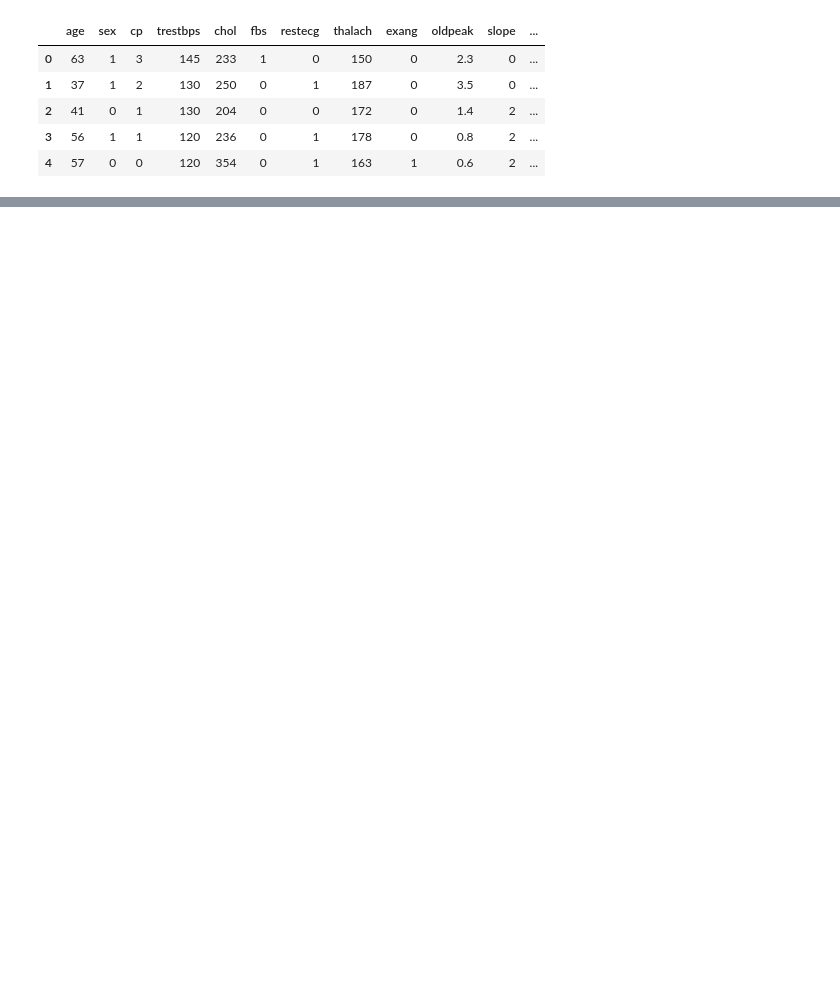
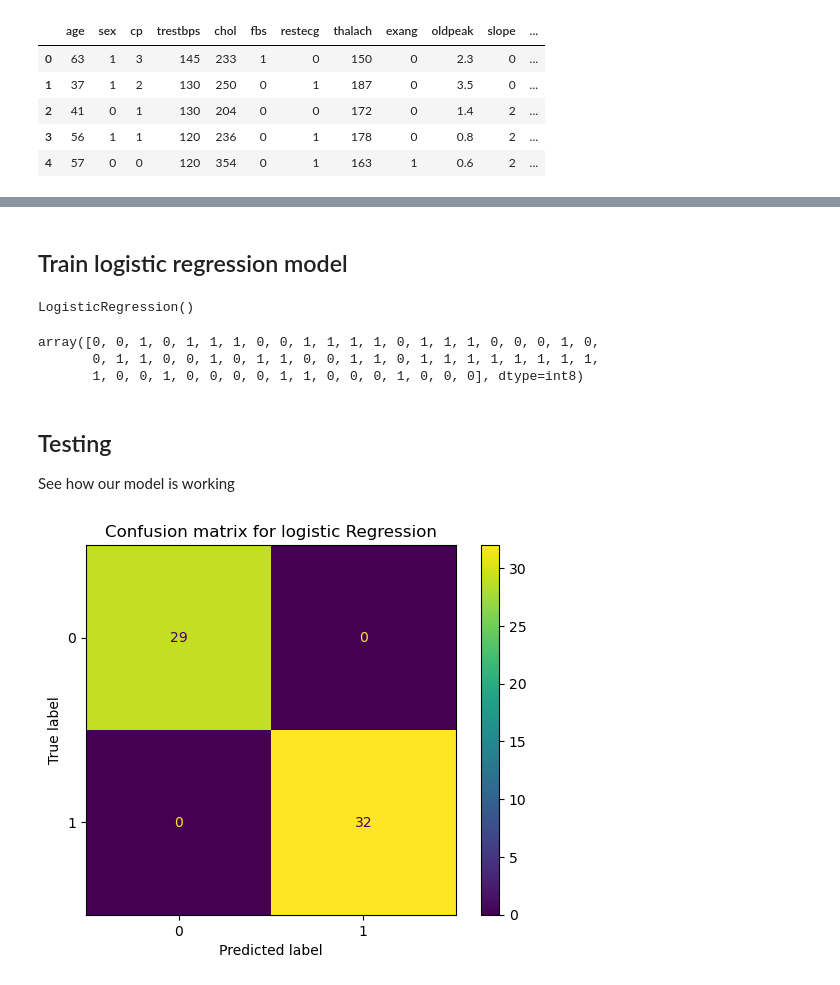
Before and after one commit to ogutu-23/dsc-phase-3-project, a Jupyter notebook: Phase 3 Project.ipynb, the cells around one changed output, grey strips where cells are left out. Drawn from its saved outputs; the diff is of its cells as text; code cells hidden in the pictures; blank space fills up the shorter version.

```diff
--- a/Phase 3 Project.ipynb
+++ b/Phase 3 Project.ipynb
@@ -24,0 +416,25 @@ df.head()
+# %%
+# one hot encoding
+X_train = pd.get_dummies(X_train, columns=['target_labels'])
+X_test = pd.get_dummies(X_test, columns=['target_labels'])
+# %%
+
+# fit logistic Regression
+lr = LogisticRegression()
+# %% [markdown]
+## Train logistic regression model
+# %%
+lr.fit(X_train,y_train)
+# %% [output]
+LogisticRegression()
+# %%
+# predictions
+y_pred = lr.predict(X_test)
+y_pred
+# %% [output]
+array([0, 0, 1, 0, 1, 1, 1, 0, 0, 1, 1, 1, 1, 0, 1, 1, 1, 0, 0, 0, 1, 0,
+       0, 1, 1, 0, 0, 1, 0, 1, 1, 0, 0, 1, 1, 0, 1, 1, 1, 1, 1, 1, 1, 1,
+       1, 0, 0, 1, 0, 0, 0, 0, 1, 1, 0, 0, 0, 1, 0, 0, 0], dtype=int8)
+# %% [markdown]
+## Testing
+See how our model is working
@@ -24,0 +445,9 @@ df.head()
+# %%
+cm_log = confusion_matrix(y_test, y_pred)
+disp = ConfusionMatrixDisplay(confusion_matrix=cm_log)
+
+disp.plot()
+plt.title(f'Confusion matrix for logistic Regression')
+plt.show()
+# %% [output]
+[figure, added]
```
Also changed, not shown: parts of 40 cells of this notebook.
